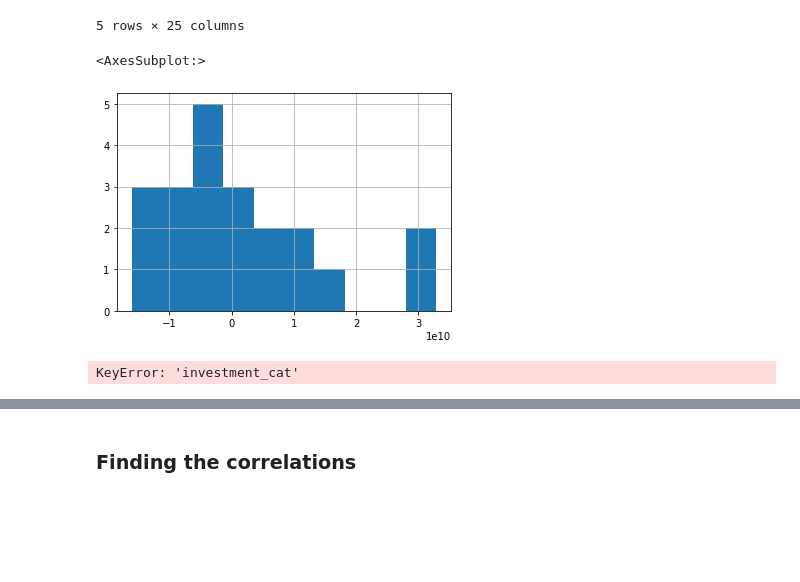
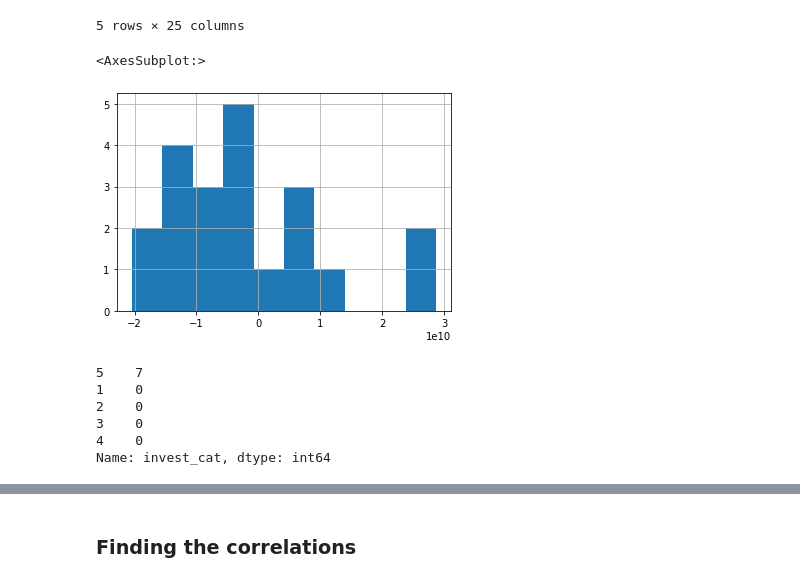
Before and after one commit to SavitarRL/Predictor-model, a Jupyter notebook: data/ML modelling.ipynb, the cells around one changed output, grey strips where cells are left out. Cells and saved outputs as stored; diff of their text form; code cells hidden in the pictures; blank space fills up the shorter version.

```diff
--- a/data/ML modelling.ipynb
+++ b/data/ML modelling.ipynb
@@ -114,15 +114,22 @@ test_set.head()
 | 8 | 1970-01-01 00:00:00.000000008 | 2018-12-31 | USD | 9422000000 | -7931000000 | 5844000000 | ... |
 5 rows × 25 columns
 # %%
-q_cashflow_apple["investments"].hist()
+q_cashflow_apple["cashflowFromInvestment"].hist()
 # q_cashflow_apple["changeInNetIncome"].hist()
 # %% [output]
 <AxesSubplot:>
-[figure, old version]
+[figure, new version]
 # %%
-q_cashflow_apple["investments_cat"] = pd.cut(q_cashflow_apple["investments"],
+q_cashflow_apple["invest_cat"] = pd.cut(q_cashflow_apple["cashflowFromInvestment"],
                                bins=[0., 1.5, 3.0, 4.5, 6., np.inf],
-                               labels=[1, 2, 3, 4, 5])
-q_cashflow_apple["investment_cat"].value_counts()
+#                                  bins = [0.,1.,2.,3.,4.,5., np.inf],
+                                 labels=[1, 2, 3, 4, 5])
+invest_cat = q_cashflow_apple["invest_cat"]
+q_cashflow_apple["invest_cat"].value_counts()
 # %% [output]
-KeyError: 'investment_cat'
+5    7
+1    0
+2    0
+3    0
+4    0
+Name: invest_cat, dtype: int64
```
Also changed, not shown: parts of 17 cells of this notebook.
